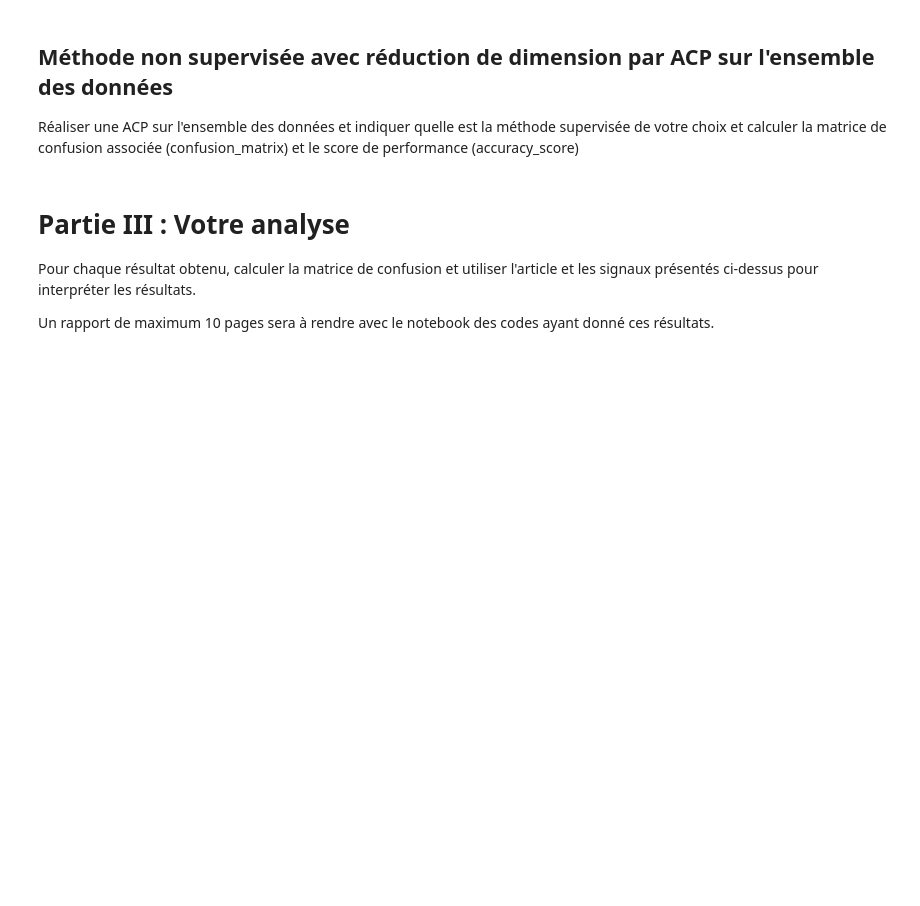
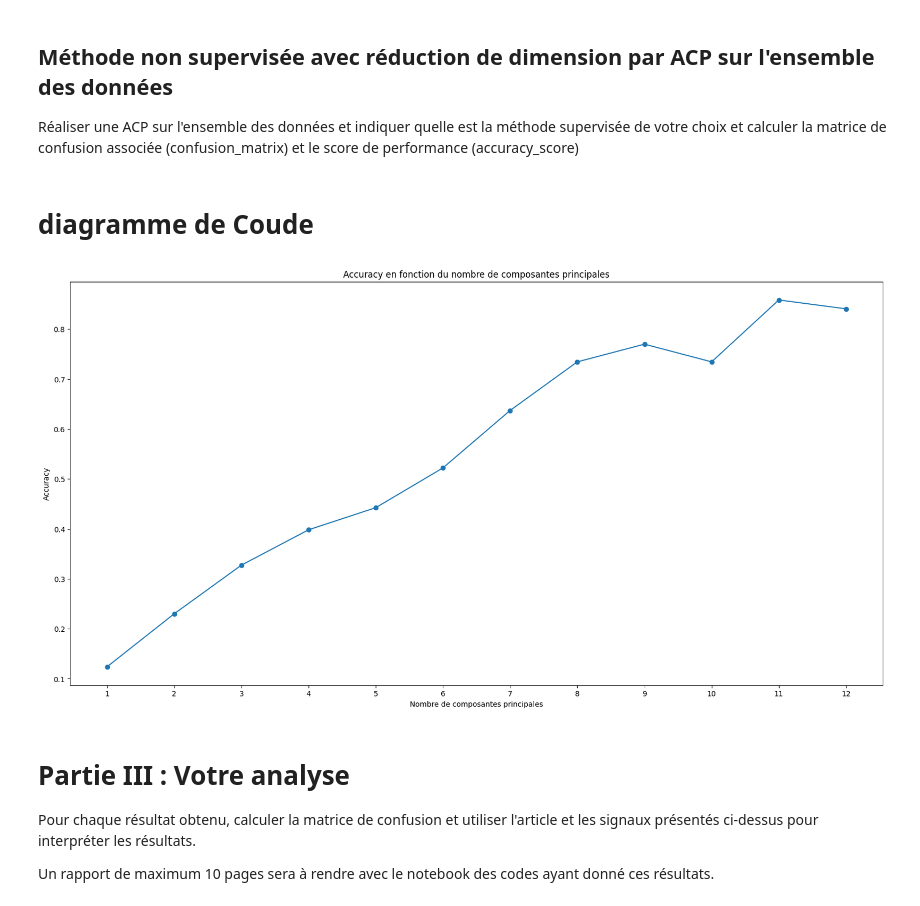
Before and after one commit to HDwayne/Projet_BeatBox, a Jupyter notebook: ProjetBeatbox.ipynb, the cells around one changed output. Saved outputs shown, nothing was run; the diff lists cells and outputs as text; code cells hidden in the pictures; blank space fills up the shorter version.

Commit message:
Accuracy en fonction du nombre de composantes principales

```diff
--- a/ProjetBeatbox.ipynb
+++ b/ProjetBeatbox.ipynb
@@ -309,6 +309,28 @@ accuracy_kmeans_pca = accuracy_score(y_test, y_pred_kmeans_pca)
 # all_sample_title = 'Accuracy Score: {0}'.format(accuracy_kmeans_pca)
 # plt.title(all_sample_title, size=15)
 # plt.show()
+# %% [markdown]
+# diagramme de Coude
+# %%
+res = []
+for i in range(1, 13):
+  X_train_pca, X_test_pca = ACP(X_train, X_test, i)
+  kmeans = KMeans(n_clusters=i, random_state=0, n_init='auto')
+  kmeans.fit(X_train_pca)
+  y_pred_kmeans_pca = kmeans.predict(X_test_pca)
+  y_pred_kmeans_pca = correspondance(y_pred_kmeans_pca,y_test)
+  accuracy_kmeans_pca = accuracy_score(y_test, y_pred_kmeans_pca)
+  res.append(accuracy_kmeans_pca)
+
+plt.figure(figsize=(20,10))
+plt.title('Accuracy en fonction du nombre de composantes principales')
+plt.plot(range(1, 13), res, marker='o')
+plt.xlabel('Nombre de composantes principales')
+plt.ylabel('Accuracy')
+plt.xticks(range(1, 13))
+plt.show()
+# %% [output]
+[figure, added]
 # %% [markdown]
 # Partie III : Votre analyse
 
```
